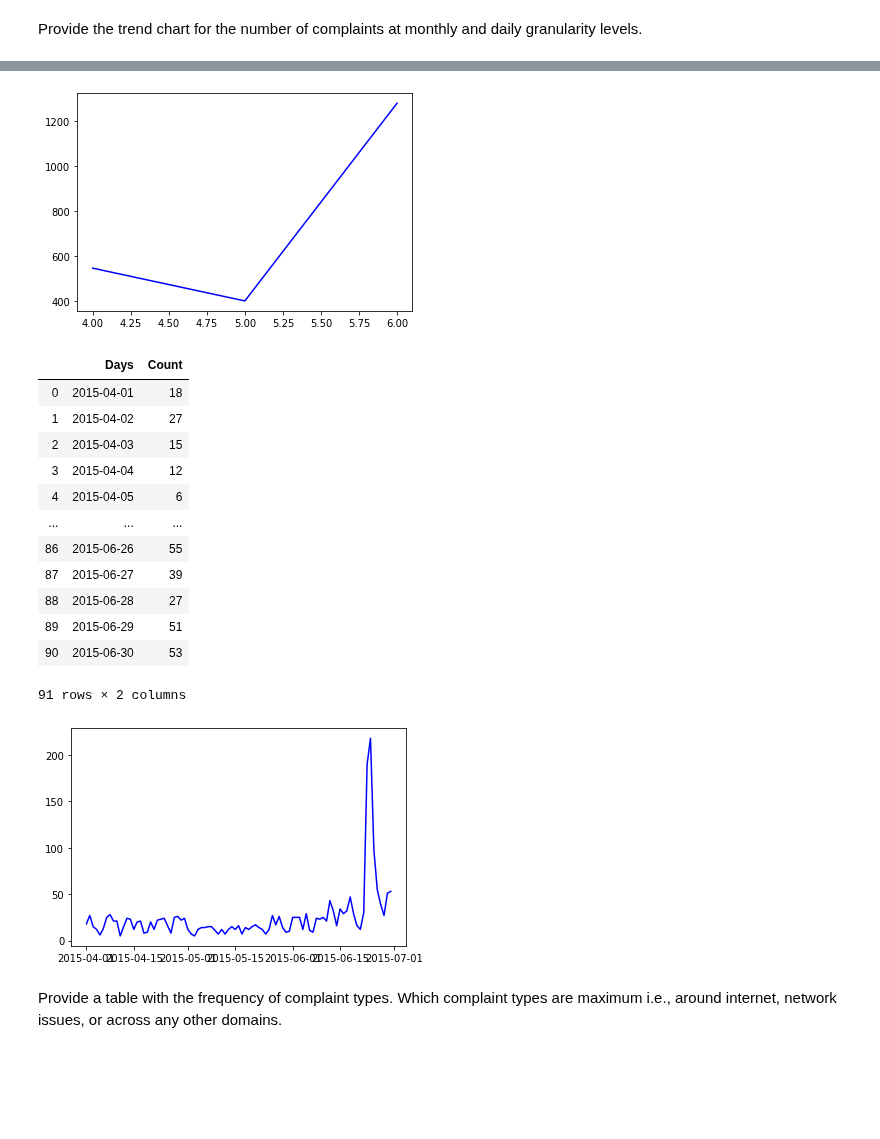
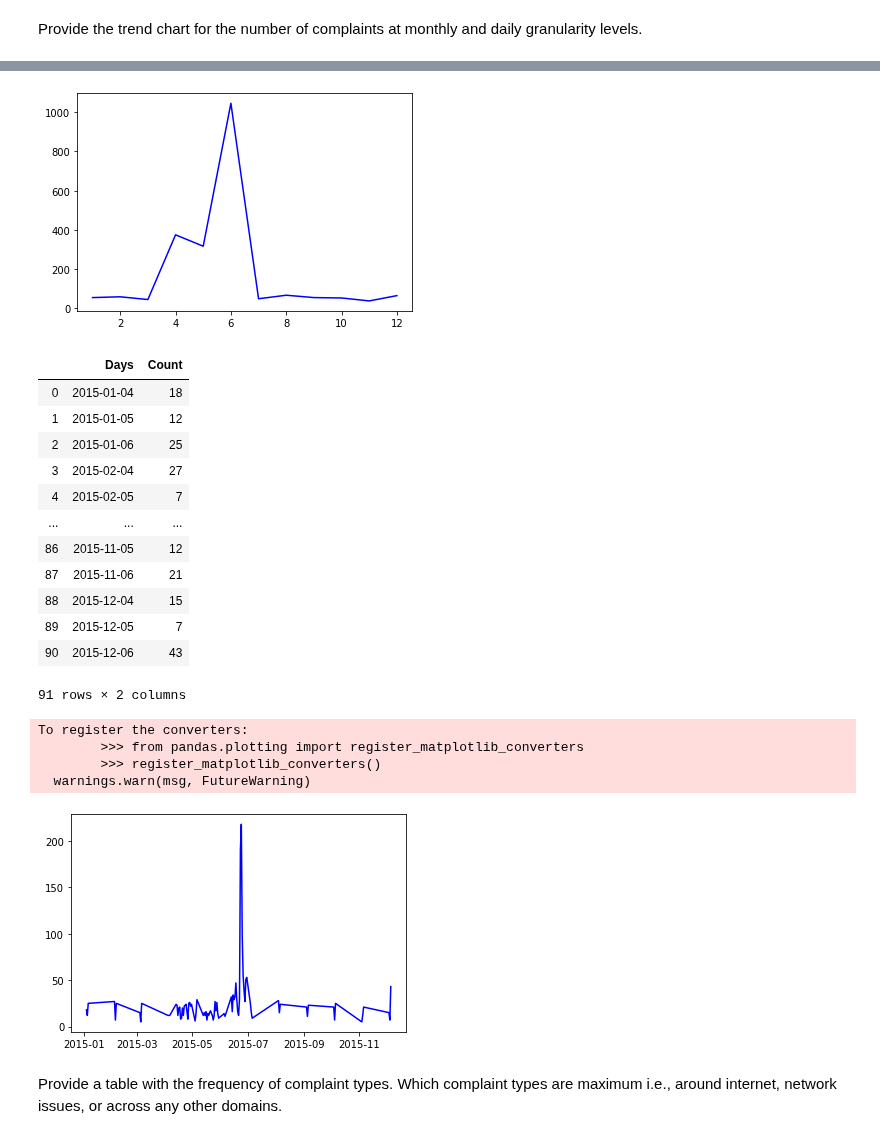
Before and after one commit to Aakruti30/Data_science_proj, a Jupyter notebook: Python_files/Comcast ticketing/Comcast_cticketing.ipynb, the cells around one changed output, grey strips where cells are left out. Drawn from its saved outputs; the diff is of its cells as text; code cells hidden in the pictures; blank space fills up the shorter version.

```diff
--- a/Python_files/Comcast ticketing/Comcast_cticketing.ipynb
+++ b/Python_files/Comcast ticketing/Comcast_cticketing.ipynb
@@ -54,7 +54,7 @@ dtype: object
 # %% [markdown]
 Provide the trend chart for the number of complaints at monthly and daily granularity levels.
 # %%
-data['Date'] = pd.to_datetime(data['Date']) # convert date to datetime
+data['Date'] = pd.to_datetime(data['Date'],format="%d-%m-%y") # convert date to datetime
 data['Date']
 # %% [output]
 0      2015-04-22
@@ -84,10 +84,12 @@ data.head()
 # extract count groupby month
 data1 = data[['Ticket #', 'month']].copy()
 data2 = data1.groupby("month")
-count4 = data2.get_group(4)['Ticket #'].count()
-count5 = data2.get_group(5)['Ticket #'].count()
-count6 = data2.get_group(6)['Ticket #'].count()
-
-df = pd.DataFrame({'month':[4,5,6],'Count':[count4,count5,count6]})
+month = list(data2.groups)
+count = data2['Ticket #'].count()
+#count4 = data2.get_group(4)['Ticket #'].count()
+#count5 = data2.get_group(5)['Ticket #'].count()
+#count6 = data2.get_group(6)['Ticket #'].count()
+list1 = list(zip(month,count))
+df = pd.DataFrame( list1,columns = ['Month','Count'])
 df
 # %% [output]
@@ -98,11 +109,11 @@ df
 # %%
 # plot trendchart
 import matplotlib.pyplot as plt
 
-plt.plot(df['month'],df['Count'],color='blue')
+plt.plot(df['Month'],df['Count'],color='blue')
 plt.show()
 # %% [output]
-[figure, old version]
+[figure, new version]
 # %%
 # extract count group by date
 data_days = data.groupby('Date')
@@ -113,23 +124,27 @@ df1 = pd.DataFrame({'Days':days,'Count':count1})
 df1
 # %% [output]
 |  | Days | Count |
-| 0 | 2015-04-01 | 18 |
-| 1 | 2015-04-02 | 27 |
-| 2 | 2015-04-03 | 15 |
-| 3 | 2015-04-04 | 12 |
-| 4 | 2015-04-05 | 6 |
+| 0 | 2015-01-04 | 18 |
+| 1 | 2015-01-05 | 12 |
+| 2 | 2015-01-06 | 25 |
+| 3 | 2015-02-04 | 27 |
+| 4 | 2015-02-05 | 7 |
 | ... | ... | ... |
-| 86 | 2015-06-26 | 55 |
-| 87 | 2015-06-27 | 39 |
-| 88 | 2015-06-28 | 27 |
-| 89 | 2015-06-29 | 51 |
-| 90 | 2015-06-30 | 53 |
+| 86 | 2015-11-05 | 12 |
+| 87 | 2015-11-06 | 21 |
+| 88 | 2015-12-04 | 15 |
+| 89 | 2015-12-05 | 7 |
+| 90 | 2015-12-06 | 43 |
 91 rows × 2 columns
 # %%
 plt.plot(df1['Days'],df1['Count'],color='blue')
 plt.show()
 # %% [output]
+To register the converters:
+        >>> from pandas.plotting import register_matplotlib_converters
+        >>> register_matplotlib_converters()
+  warnings.warn(msg, FutureWarning)
-[figure, old version]
+[figure, new version]
 # %% [markdown]
 Provide a table with the frequency of complaint types.
 Which complaint types are maximum i.e., around internet, network issues, or across any other domains.
```
Also changed, not shown: parts of 11 cells of this notebook.
